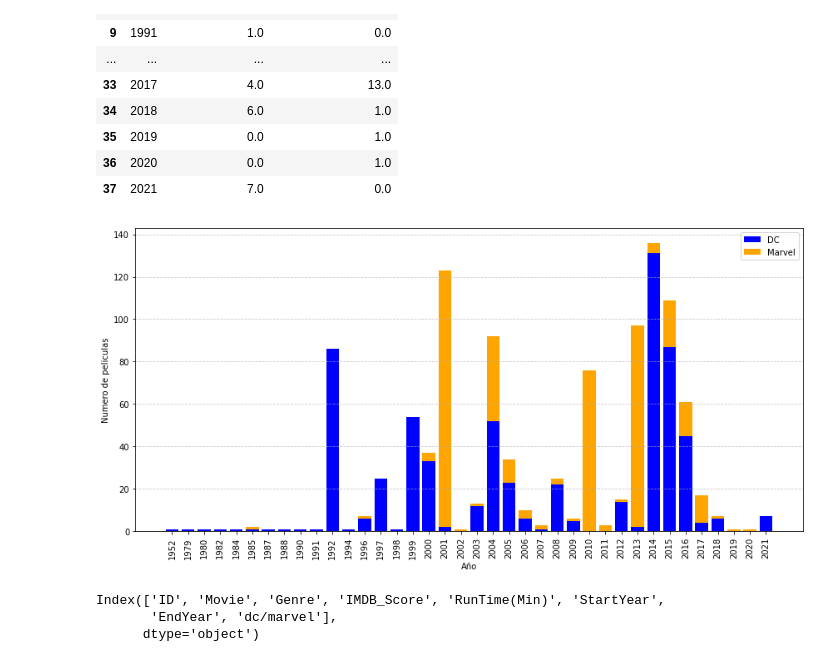
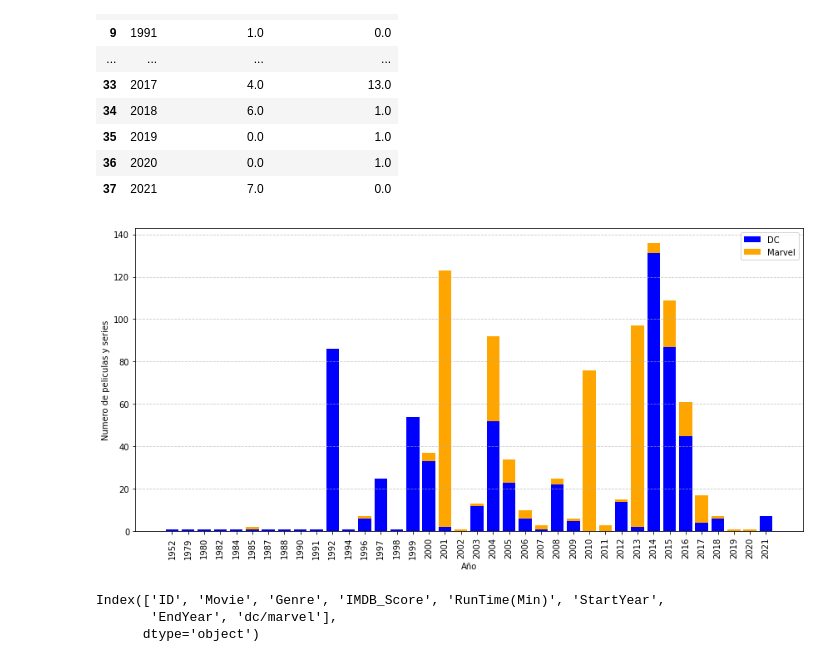
Before and after one commit to Mardones567/MarvelvsDC, a Jupyter notebook: marvel-vs-dc-eda.ipynb, the cells around one changed output. Cells and saved outputs as stored; diff of their text form; code cells hidden in the pictures.

```diff
--- a/marvel-vs-dc-eda.ipynb
+++ b/marvel-vs-dc-eda.ipynb
@@ -436,23 +436,23 @@ with open('tabla_peliculas_bootstrap.html', 'w') as file:
 # %%
 # Plotting stacked bar graph
 plt.figure(figsize=(12, 6))
 
 # Create a stacked bar plot
 plt.bar(movie_count_per_year['Year'], movie_count_per_year['DC_MovieCount'],
         color='blue', label='DC')
 plt.bar(movie_count_per_year['Year'], movie_count_per_year['Marvel_MovieCount'],
         bottom=movie_count_per_year['DC_MovieCount'],
         color='orange', label='Marvel')
 
 plt.xlabel('Año')
-plt.ylabel('Numero de peliculas')
+plt.ylabel('Numero de peliculas y series')
 plt.xticks(rotation=90)
 plt.legend()
 plt.grid(axis='y', linestyle='--', alpha=0.7)
 plt.tight_layout()
 plt.show()
 # %% [output]
-[figure, old version]
+[figure, new version]
 # %%
 df_unique = df.drop_duplicates(subset='Movie')
 df_unique['Genres_List'] = df_unique['Genre'].str.split(',')
```
Also changed, not shown: parts of 9 cells of this notebook, 11 other files.
